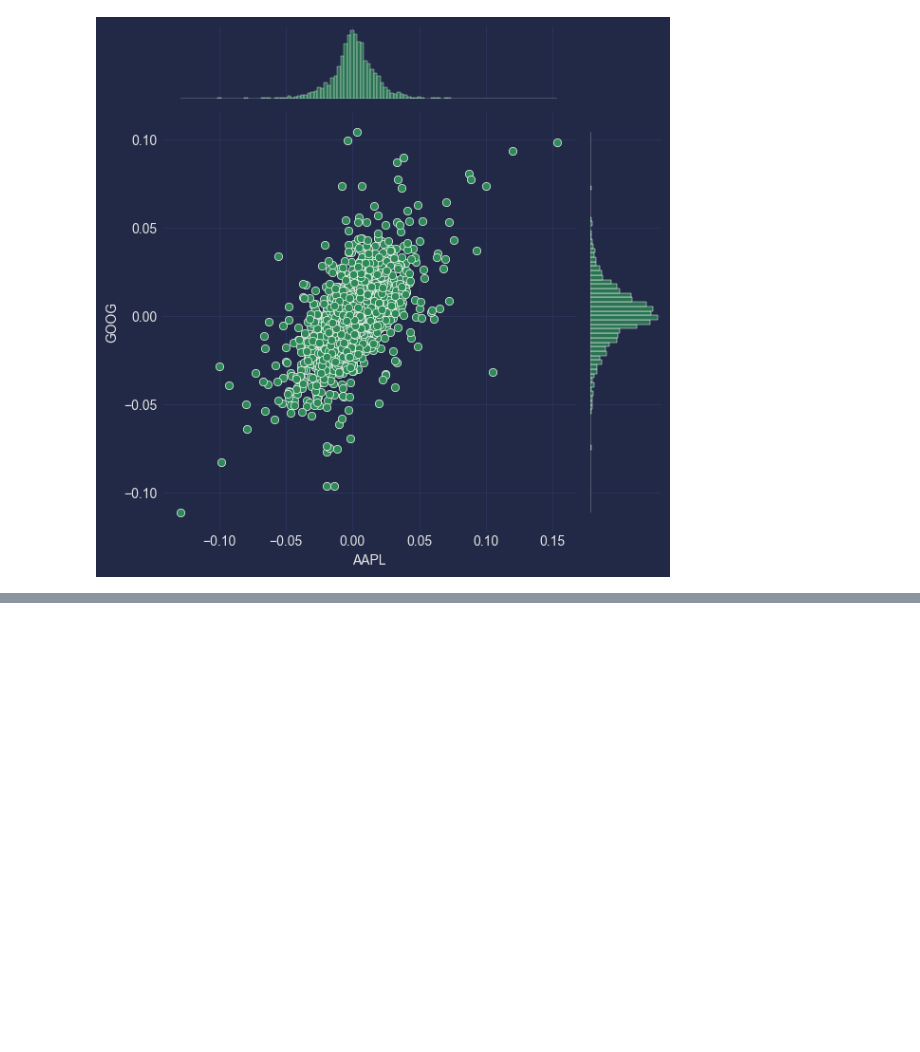
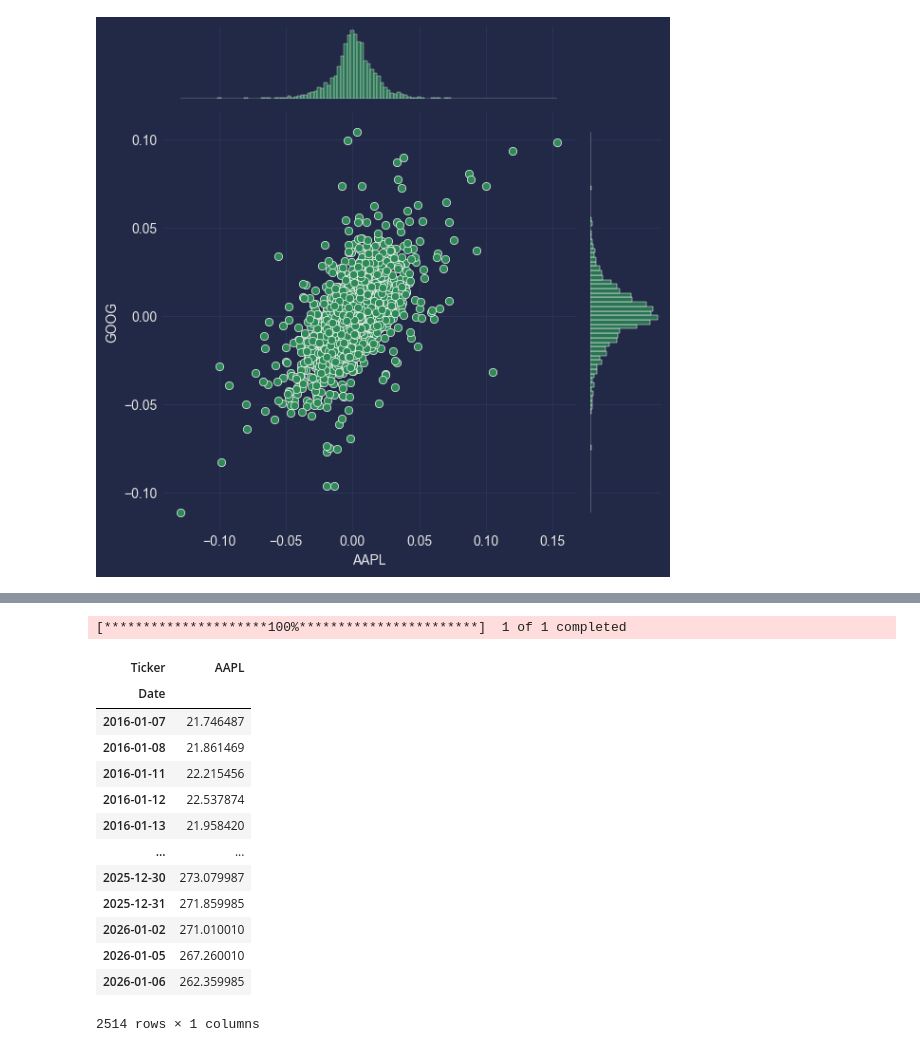
Before and after one commit to Amursen/lstm-model-for-stock-price, a Jupyter notebook: main.ipynb, the cells around one changed output, grey strips where cells are left out. Saved outputs shown, nothing was run; the diff lists cells and outputs as text; code cells hidden in the pictures; blank space fills up the shorter version.

```diff
--- a/main.ipynb
+++ b/main.ipynb
@@ -156,0 +180,20 @@ sns.jointplot(x="AAPL" , y= "GOOG" , data = rets , kind= "scatter"  , color="sea
+# %%
+df = yf.download("AAPL" , start , end )
+dataset = df["Close"]
+dataset
+# %% [output]
+[*********************100%***********************]  1 of 1 completed
+| Ticker | AAPL |
+| Date |  |
+| 2016-01-07 | 21.746487 |
+| 2016-01-08 | 21.861469 |
+| 2016-01-11 | 22.215456 |
+| 2016-01-12 | 22.537874 |
+| 2016-01-13 | 21.958420 |
+| ... | ... |
+| 2025-12-30 | 273.079987 |
+| 2025-12-31 | 271.859985 |
+| 2026-01-02 | 271.010010 |
+| 2026-01-05 | 267.260010 |
+| 2026-01-06 | 262.359985 |
+2514 rows × 1 columns
```
Also changed, not shown: parts of 14 cells of this notebook.
